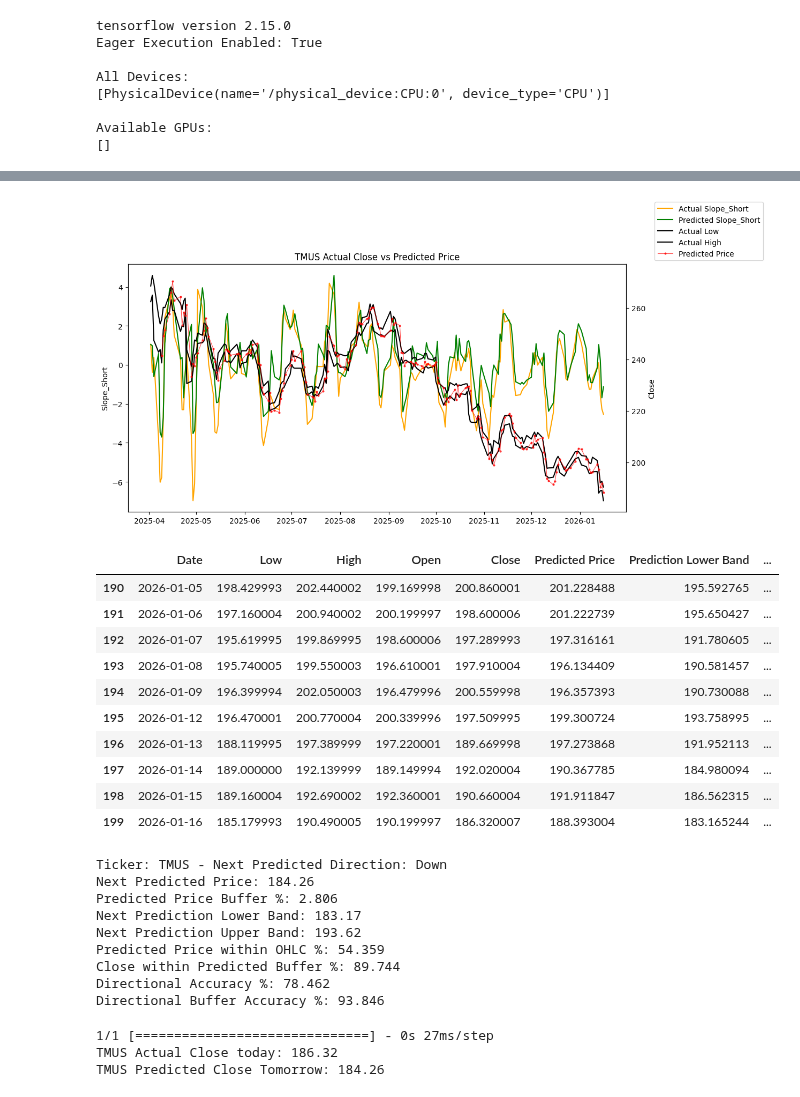
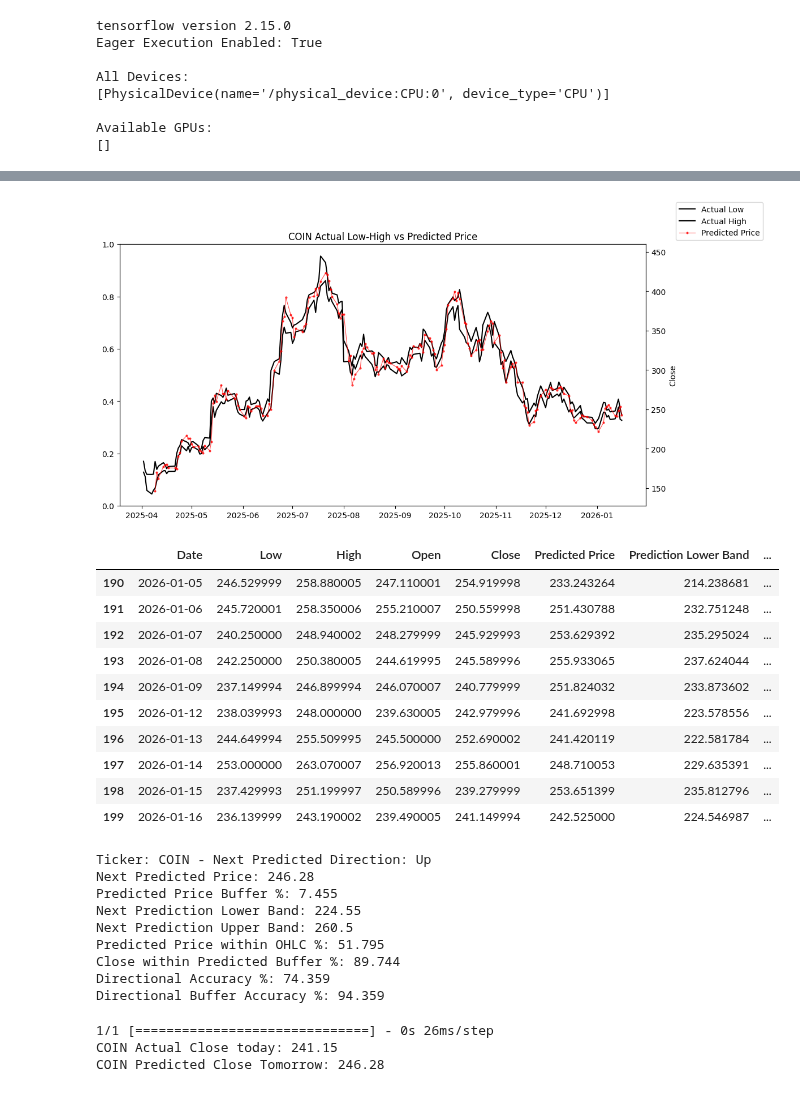
Before and after one commit to imran-naskani/insane, a Jupyter notebook: lstm/LSTM.ipynb, the cells around one changed output, grey strips where cells are left out. Saved outputs shown, nothing was run; the diff lists cells and outputs as text; code cells hidden in the pictures.

```diff
--- a/lstm/LSTM.ipynb
+++ b/lstm/LSTM.ipynb
@@ -539,7 +539,7 @@ def build_hybrid_model(n_timesteps, n_features):
     return model
 # %%
 # Get stock data (AAPL from 2020-01-01 to 2023-01-01)
-ticker = 'TMUS'
+ticker = 'COIN'
 
 stock_data = build_feature_dataset(ticker, start_date="2021-01-01", end_date="2026-01-17", timeframe="1d")
 stock_data = stock_data.dropna()
@@ -643,8 +643,8 @@ fig, ax1 = plt.subplots(figsize=(12,6))
 time_index = stock_data.index[-len(y_test_rescaled):]
 
 # slope
-ax1.plot(time_index, y_test_rescaled, label=f'Actual {TARGET}', color='orange')
-ax1.plot(time_index, y_pred_rescaled, label=f'Predicted {TARGET}', color='green')
+# ax1.plot(time_index, y_test_rescaled, label=f'Actual {TARGET}', color='orange')
+# ax1.plot(time_index, y_pred_rescaled, label=f'Predicted {TARGET}', color='green')
 # ax1.axhline(0, color='gray', linestyle='--', linewidth=0.8)
 y_diff = (y_test_rescaled - y_pred_rescaled)
 # ax1.plot(time_index, y_diff, color='black')
@@ -657,7 +657,7 @@ bias = (q50).to_numpy()
 
 # ax1.plot(time_index, y_diff, color='green', linestyle='--', linewidth=1.3)
 
-ax1.set_ylabel(TARGET)
+# ax1.set_ylabel(TARGET)
 # ax1.set_ylim(-15, 15)
 
 # close on secondary axis
@@ -675,7 +675,7 @@ lines1, labels1 = ax1.get_legend_handles_labels()
 lines2, labels2 = ax2.get_legend_handles_labels()
 ax1.legend(lines1 + lines2, labels1 + labels2, loc='lower left', bbox_to_anchor=(1.05, 1))
 
-plt.title(f'{ticker} Actual Close vs Predicted Price')
+plt.title(f'{ticker} Actual Low-High vs Predicted Price')
 plt.show()
 
 
@@ -697,45 +697,45 @@ temp_df = pd.DataFrame({
 pred_delta_pct = (temp_df['Predicted Price'] - temp_df['Close']) / temp_df['Close']*100
 # safe = (pred_delta_pct.abs().median() + pred_delta_pct.abs().std())
 safe = (pred_delta_pct.abs().quantile(0.9))
 # print(safe)
 buffer = temp_df['Close'] * safe/100
 
 temp_df['Prediction Lower Band'] = temp_df['Predicted Price'] - buffer
 temp_df['Prediction Upper Band'] = temp_df['Predicted Price'] + buffer
 temp_df['Close within Predicted Buffer'] = (
     (temp_df['Close'] >= temp_df['Prediction Lower Band']) &
     (temp_df['Close'] <= temp_df['Prediction Upper Band'])
 )
 
 temp_df['Prediction within OHLC'] = (
     (temp_df['Predicted Price'] >= temp_df['Low']) &
     (temp_df['Predicted Price'] <= temp_df['High'])
 )
 
 
 temp_df['ActualDir'] = np.sign(temp_df['Close'] - temp_df['Close'].shift(1))
 temp_df['PredDir'] = np.sign(temp_df['Predicted Price'] - temp_df['Predicted Price'].shift(1))
 temp_df['CorrectDir'] = (temp_df['ActualDir'] * temp_df['PredDir']) > 0
 temp_df["Directional Accuracy"] = temp_df['Prediction within OHLC'] | temp_df['CorrectDir']
 temp_df["Directional Buffer Accuracy"] = temp_df['Close within Predicted Buffer'] | temp_df['CorrectDir']
 
 
 temp_df = temp_df.drop(columns=['ActualDir', 'PredDir', 'CorrectDir'])
 temp_df = temp_df.dropna()
 temp_df.tail(10)
 # %% [output]
-[figure, old version]
+[figure, new version]
 |  | Date | Low | High | Open | Close | Predicted Price | Prediction Lower Band | ... |
-| 190 | 2026-01-05 | 198.429993 | 202.440002 | 199.169998 | 200.860001 | 201.228488 | 195.592765 | ... |
-| 191 | 2026-01-06 | 197.160004 | 200.940002 | 200.199997 | 198.600006 | 201.222739 | 195.650427 | ... |
-| 192 | 2026-01-07 | 195.619995 | 199.869995 | 198.600006 | 197.289993 | 197.316161 | 191.780605 | ... |
-| 193 | 2026-01-08 | 195.740005 | 199.550003 | 196.610001 | 197.910004 | 196.134409 | 190.581457 | ... |
-| 194 | 2026-01-09 | 196.399994 | 202.050003 | 196.479996 | 200.559998 | 196.357393 | 190.730088 | ... |
-| 195 | 2026-01-12 | 196.470001 | 200.770004 | 200.339996 | 197.509995 | 199.300724 | 193.758995 | ... |
-| 196 | 2026-01-13 | 188.119995 | 197.389999 | 197.220001 | 189.669998 | 197.273868 | 191.952113 | ... |
-| 197 | 2026-01-14 | 189.000000 | 192.139999 | 189.149994 | 192.020004 | 190.367785 | 184.980094 | ... |
-| 198 | 2026-01-15 | 189.160004 | 192.690002 | 192.360001 | 190.660004 | 191.911847 | 186.562315 | ... |
-| 199 | 2026-01-16 | 185.179993 | 190.490005 | 190.199997 | 186.320007 | 188.393004 | 183.165244 | ... |
+| 190 | 2026-01-05 | 246.529999 | 258.880005 | 247.110001 | 254.919998 | 233.243264 | 214.238681 | ... |
+| 191 | 2026-01-06 | 245.720001 | 258.350006 | 255.210007 | 250.559998 | 251.430788 | 232.751248 | ... |
+| 192 | 2026-01-07 | 240.250000 | 248.940002 | 248.279999 | 245.929993 | 253.629392 | 235.295024 | ... |
+| 193 | 2026-01-08 | 242.250000 | 250.380005 | 244.619995 | 245.589996 | 255.933065 | 237.624044 | ... |
+| 194 | 2026-01-09 | 237.149994 | 246.899994 | 246.070007 | 240.779999 | 251.824032 | 233.873602 | ... |
+| 195 | 2026-01-12 | 238.039993 | 248.000000 | 239.630005 | 242.979996 | 241.692998 | 223.578556 | ... |
+| 196 | 2026-01-13 | 244.649994 | 255.509995 | 245.500000 | 252.690002 | 241.420119 | 222.581784 | ... |
+| 197 | 2026-01-14 | 253.000000 | 263.070007 | 256.920013 | 255.860001 | 248.710053 | 229.635391 | ... |
+| 198 | 2026-01-15 | 237.429993 | 251.199997 | 250.589996 | 239.279999 | 253.651399 | 235.812796 | ... |
+| 199 | 2026-01-16 | 236.139999 | 243.190002 | 239.490005 | 241.149994 | 242.525000 | 224.546987 | ... |
 # %%
 # pred_delta = (temp_df['Predicted Price'] - temp_df['Close'])/temp_df['Close']*100
 # pred_delta.plot(kind='hist', bins=30, title='Predicted Price % Change Distribution')
@@ -762,15 +762,15 @@ print("Directional Accuracy %:", round(directional_accuracy, 3))
 directional_buffer_accuracy = temp_df['Directional Buffer Accuracy'].mean()*100
 print("Directional Buffer Accuracy %:", round(directional_buffer_accuracy, 3))
 # %% [output]
-Ticker: TMUS - Next Predicted Direction: Down
-Next Predicted Price: 184.26
-Predicted Price Buffer %: 2.806
-Next Prediction Lower Band: 183.17
-Next Prediction Upper Band: 193.62
-Predicted Price within OHLC %: 54.359
+Ticker: COIN - Next Predicted Direction: Up
+Next Predicted Price: 246.28
+Predicted Price Buffer %: 7.455
+Next Prediction Lower Band: 224.55
+Next Prediction Upper Band: 260.5
+Predicted Price within OHLC %: 51.795
 Close within Predicted Buffer %: 89.744
-Directional Accuracy %: 78.462
-Directional Buffer Accuracy %: 93.846
+Directional Accuracy %: 74.359
+Directional Buffer Accuracy %: 94.359
 # %%
 # Take the last n_timesteps rows from the *test* (or full) scaled data
 # last_block = scaler.transform(stock_data[cols].values)[-n_timesteps:]
@@ -802,8 +802,8 @@ print(f"{ticker} Actual Close today: {round(actual_close_today, 2)}")
 # print(f"{ticker} Bias Correction: {bias[seq]:.2f}")
 print(f"{ticker} Predicted Close Tomorrow: {actual_close_today + y_next_rescaled + bias[seq]:.2f}")
 # %% [output]
-1/1 [==============================] - 0s 27ms/step
-TMUS Actual Close today: 186.32
-TMUS Predicted Close Tomorrow: 184.26
+1/1 [==============================] - 0s 26ms/step
+COIN Actual Close today: 241.15
+COIN Predicted Close Tomorrow: 246.28
 # %%
 # model.save(f"./{ticker}_daily_delta_lstm.h5")
```
Also changed, not shown: parts of 3 cells of this notebook, 4 other files.
